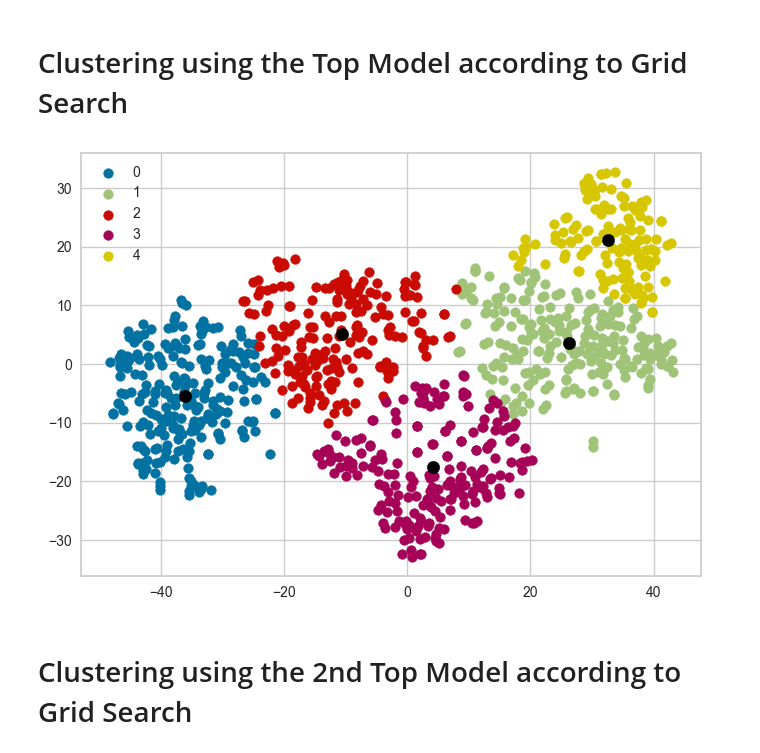
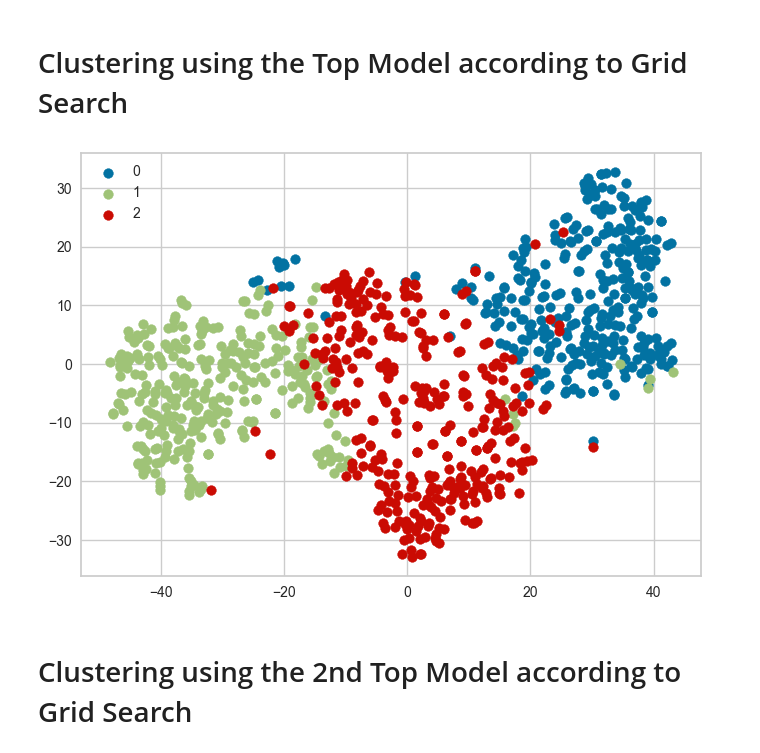
Before and after one commit to JM-Elbambo/GTZAN-Music-Clustering, a Jupyter notebook: main.ipynb, the cells around one changed output. Saved outputs shown, nothing was run; the diff lists cells and outputs as text; code cells hidden in the pictures.

Commit message:
Use dimensionality reduction on visualization only

```diff
--- a/main.ipynb
+++ b/main.ipynb
@@ -100,9 +84,9 @@ from sklearn.cluster import KMeans
 from yellowbrick.cluster import KElbowVisualizer
 
 # Perform elbow method
-kmeans = KMeans(2, init="random", n_init=10, random_state=0)
-visualizer = KElbowVisualizer(kmeans, k=(2,15), timings=False)
-visualizer.fit(df_scaled)
+kmeans = KMeans(n_init=10, random_state=0)
+visualizer = KElbowVisualizer(kmeans, k=(2,15), metric="silhouette", timings=False)
+visualizer.fit(df)
 k = visualizer.elbow_value_
 visualizer.show()
 # %% [output]
@@ -176,8 +160,8 @@ for n_clusters in param_grid['n_clusters']:
 
                             # Fit the KMeans model and compute the score
                             kmeans = KMeans(**params)
-                            kmeans.fit(df_scaled)
-                            score = metrics.silhouette_score(df_scaled, kmeans.labels_)
+                            kmeans.fit(df)
+                            score = metrics.silhouette_score(df, kmeans.labels_)
 
                             # Check if score is one of the top 3
                             for i in range(3):
@@ -202,0 +184,12 @@ Top 3 sets of hyperparameters:
+# %%
+from sklearn.manifold import TSNE
+
+import matplotlib.pyplot as plt
+
+# Apply dimensionality reduction
+tsne = TSNE(2, random_state=0)
+df_reduced = tsne.fit_transform(df)
+
+# Plot the result
+plt.scatter(df_reduced[:,0], df_reduced[:,1])
+plt.show()
@@ -205,21 +200,18 @@ Top 3 sets of hyperparameters:
 # %%
 import numpy as np
 
 # Perform k-means clustering
 kmeans = KMeans(k, init="k-means++", n_init=3, max_iter=100, tol=0.01, copy_x=True, algorithm='lloyd', random_state=42)
-labels = kmeans.fit_predict(df_scaled)
+labels = kmeans.fit_predict(df)
 
 # Plot clusters
 for i in range(k):
-    plt.scatter(df_scaled[np.asarray(labels == i), 0] , df_scaled[np.asarray(labels == i), 1] , label = i)
-
-# Plot cluster centers
-plt.scatter(kmeans.cluster_centers_[:,0] , kmeans.cluster_centers_[:,1] , s = 80, color='black')
+    plt.scatter(df_reduced[np.asarray(labels == i), 0] , df_reduced[np.asarray(labels == i), 1] , label = i)
 
 plt.legend()
 plt.show()
 # %% [output]
-[figure, old version]
+[figure, new version]
 # %% [markdown]
 <h1>Clustering using the 2nd Top Model according to Grid Search </h1>
 # %%
```
Also changed, not shown: parts of 10 cells of this notebook.
